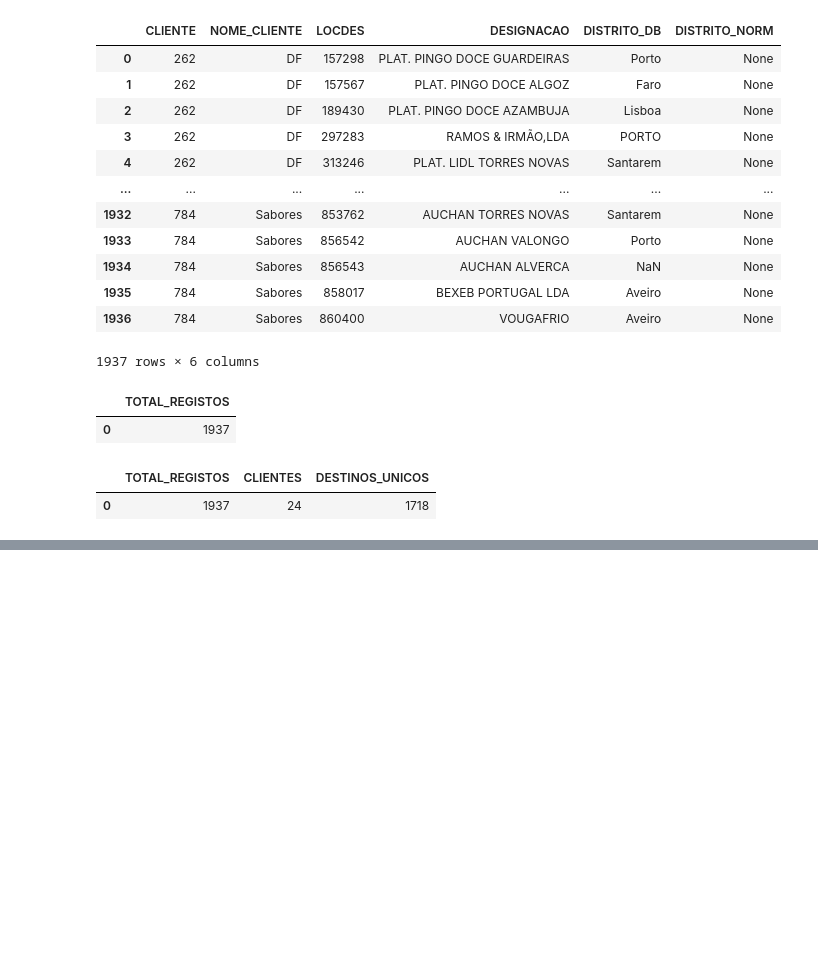
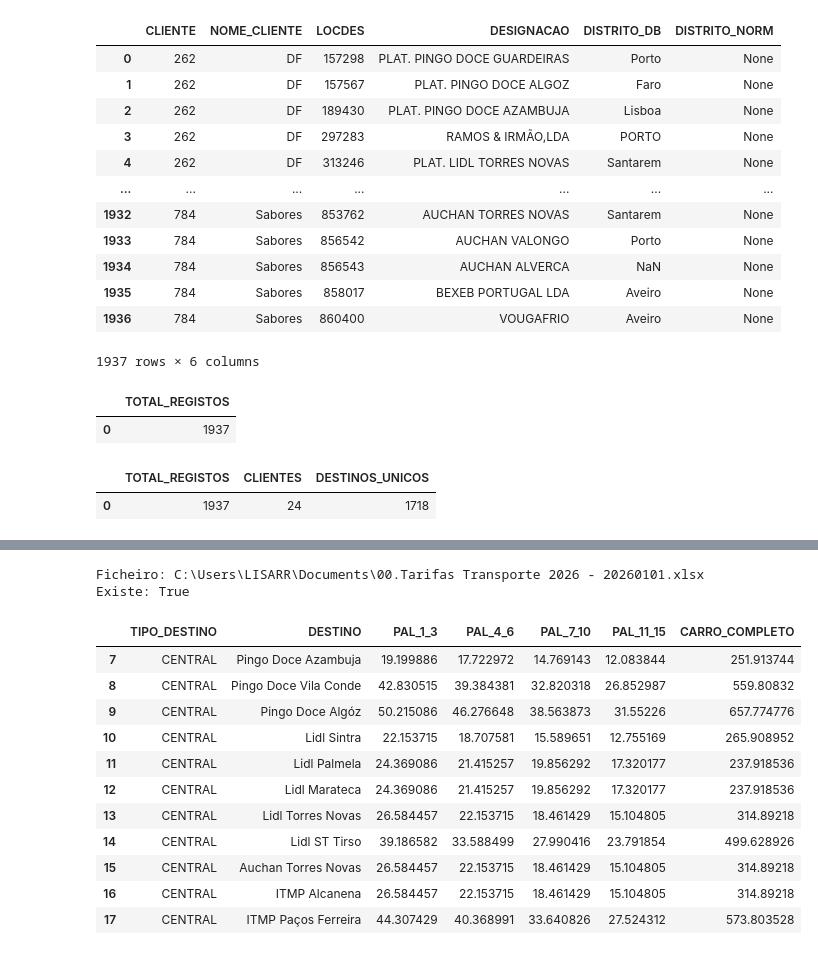
Before and after one commit to ruben-filipe-rocha/Salvesen, a Jupyter notebook: 00.config/tarifas.ipynb, the cells around one changed output, grey strips where cells are left out. Drawn from its saved outputs; the diff is of its cells as text; code cells hidden in the pictures; blank space fills up the shorter version.

```diff
--- a/00.config/tarifas.ipynb
+++ b/00.config/tarifas.ipynb
@@ -755,0 +960,67 @@ df
+# %%
+
+# ==========================
+# 1. Localizar ficheiro de tarifas
+# ==========================
+from pathlib import Path
+
+FICHEIRO_TARIFAS = (
+    Path.home()
+    / "Documents"
+    / "00.Tarifas Transporte 2026 - 20260101.xlsx"
+)
+
+# ==========================
+# 2. Confirmar ficheiro
+# ==========================
+print("Ficheiro:", FICHEIRO_TARIFAS)
+print("Existe:", FICHEIRO_TARIFAS.is_file())
+# %% [output]
+Ficheiro: C:\Users\LISARR\Documents\00.Tarifas Transporte 2026 - 20260101.xlsx
+Existe: True
+# %%
+
+# ==========================
+# 1. Ler tarifário Carmonti
+# ==========================
+import pandas as pd
+
+df_excel = pd.read_excel(
+    FICHEIRO_TARIFAS,
+    sheet_name="CARMONTI",
+    header=None
+)
+
+# ==========================
+# 2. Extrair centrais
+# ==========================
+df_tarifas_carmonti = df_excel.iloc[7:18, 0:6].copy()
+
+df_tarifas_carmonti.columns = [
+    "DESTINO",
+    "PAL_1_3",
+    "PAL_4_6",
+    "PAL_7_10",
+    "PAL_11_15",
+    "CARRO_COMPLETO"
+]
+
+df_tarifas_carmonti.insert(0, "TIPO_DESTINO", "CENTRAL")
+
+# ==========================
+# 3. Visualizar
+# ==========================
+df_tarifas_carmonti
+# %% [output]
+|  | TIPO_DESTINO | DESTINO | PAL_1_3 | PAL_4_6 | PAL_7_10 | PAL_11_15 | CARRO_COMPLETO |
+| 7 | CENTRAL | Pingo Doce Azambuja | 19.199886 | 17.722972 | 14.769143 | 12.083844 | 251.913744 |
+| 8 | CENTRAL | Pingo Doce Vila Conde | 42.830515 | 39.384381 | 32.820318 | 26.852987 | 559.80832 |
+| 9 | CENTRAL | Pingo Doce Algóz | 50.215086 | 46.276648 | 38.563873 | 31.55226 | 657.774776 |
+| 10 | CENTRAL | Lidl Sintra | 22.153715 | 18.707581 | 15.589651 | 12.755169 | 265.908952 |
+| 11 | CENTRAL | Lidl Palmela | 24.369086 | 21.415257 | 19.856292 | 17.320177 | 237.918536 |
+| 12 | CENTRAL | Lidl Marateca | 24.369086 | 21.415257 | 19.856292 | 17.320177 | 237.918536 |
+| 13 | CENTRAL | Lidl Torres Novas | 26.584457 | 22.153715 | 18.461429 | 15.104805 | 314.89218 |
+| 14 | CENTRAL | Lidl ST Tirso | 39.186582 | 33.588499 | 27.990416 | 23.791854 | 499.628926 |
+| 15 | CENTRAL | Auchan Torres Novas | 26.584457 | 22.153715 | 18.461429 | 15.104805 | 314.89218 |
+| 16 | CENTRAL | ITMP Alcanena | 26.584457 | 22.153715 | 18.461429 | 15.104805 | 314.89218 |
+| 17 | CENTRAL | ITMP Paços Ferreira | 44.307429 | 40.368991 | 33.640826 | 27.524312 | 573.803528 |
```
Also changed, not shown: parts of 6 cells of this notebook.
